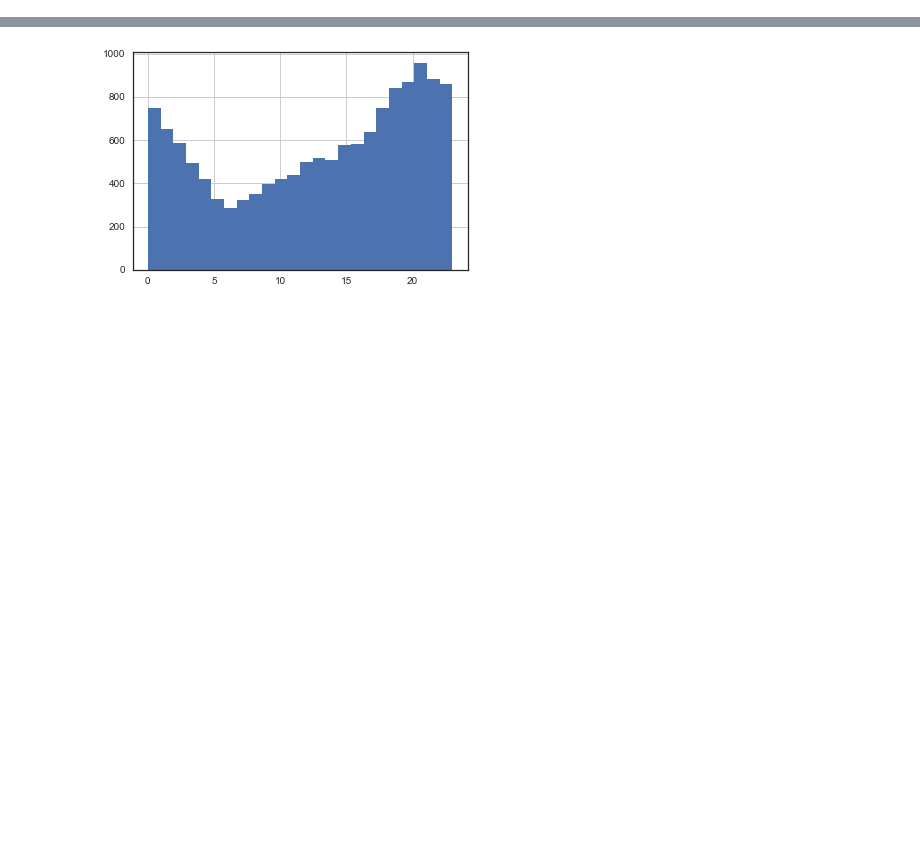
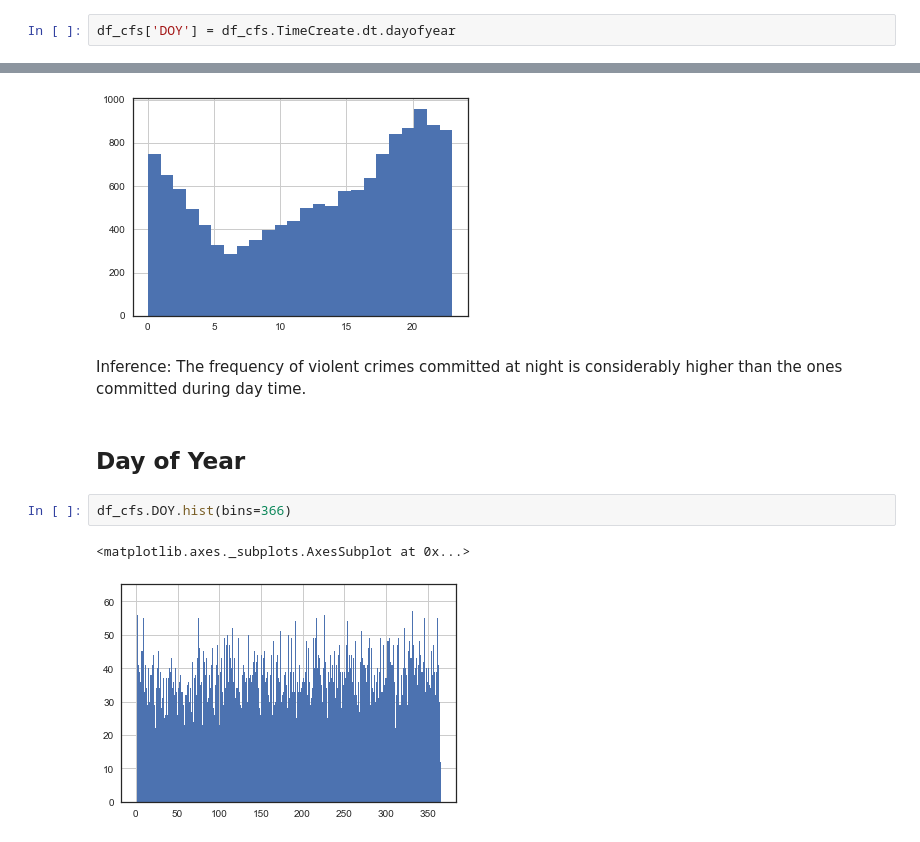
Before and after one commit to nikhilba/NOLA, a Jupyter notebook: Analysis/CFS_Exploratory_Analysis.ipynb, the cells around one changed output, grey strips where cells are left out. Saved outputs shown, nothing was run; the diff lists cells and outputs as text; blank space fills up the shorter version.

Commit message:
include DOY & inference

```diff
--- a/Analysis/CFS_Exploratory_Analysis.ipynb
+++ b/Analysis/CFS_Exploratory_Analysis.ipynb
@@ -81,6 +83,8 @@ df_cfs['Month'] = df_cfs.TimeCreate.map(lambda x: x.month)
 df_cfs['DOM'] = df_cfs.TimeCreate.map(lambda x: x.day)
 df_cfs['Year'] = df_cfs.TimeCreate.map(lambda x: x.year)
 df_cfs['Hour'] = df_cfs.TimeCreate.map(lambda x: x.hour)
+# %%
+df_cfs['DOY'] = df_cfs.TimeCreate.dt.dayofyear
 # %%
 df_cfs.head()
 # %% [output]
@@ -115,3 +139,12 @@ df_cfs.Hour.hist(bins=24)
 # %% [output]
 <matplotlib.axes._subplots.AxesSubplot at 0x...>
 [figure]
+# %% [markdown]
+Inference: The frequency of violent crimes committed at night is considerably higher than the ones committed during day time.
+# %% [markdown]
+## Day of Year
+# %%
+df_cfs.DOY.hist(bins=366)
+# %% [output]
+<matplotlib.axes._subplots.AxesSubplot at 0x...>
+[figure, added]
```
Also changed, not shown: parts of 14 cells of this notebook.
